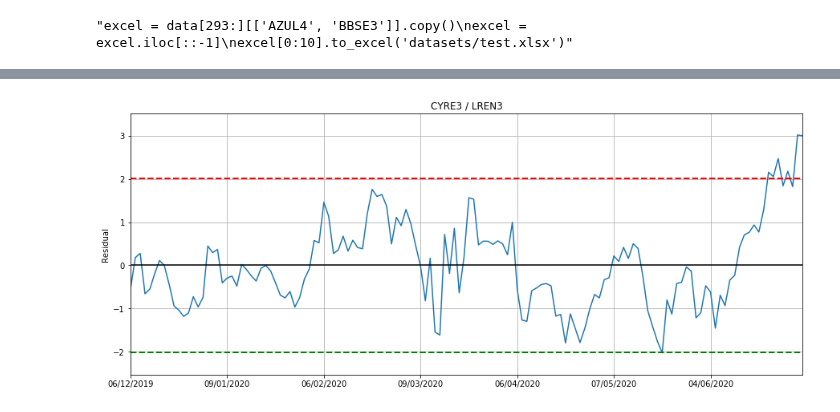
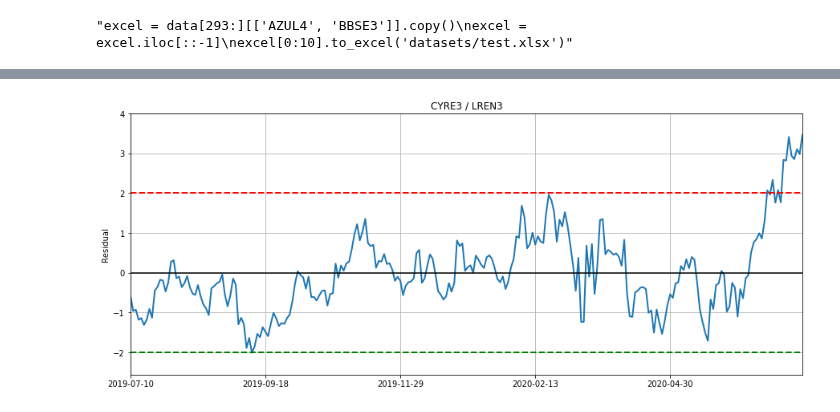
Before and after one commit to andreolvgomes/long-short-by-cointegration, a Jupyter notebook: Analysis-Pairs.ipynb, the cells around one changed output, grey strips where cells are left out. Saved outputs shown, nothing was run; the diff lists cells and outputs as text; code cells hidden in the pictures.

```diff
--- a/Analysis-Pairs.ipynb
+++ b/Analysis-Pairs.ipynb
@@ -50,8 +55,10 @@ def subshow(data, y_symbol, x_symbol, ax, period=250, title=''):
     ax.axhline(-2*std, color='green', linestyle='--', linewidth=2)
 # %%
 path_data_cart = 'datasets/data_cart.csv'
+path_data_yahoo = 'datasets/data_yahoo.csv'
+path_data = 'datasets/data.csv'
 # %%
-data = pd.read_csv(path_data_cart, index_col=0)
+data = pd.read_csv(path_data_yahoo, index_col=0)
 pairs = pd.read_csv('datasets/cointegrated_pairs.csv')
 
 print('{} to {}'.format(data.index[0], data.index[-1]))
@@ -144,4 +150,4 @@ for i, row in operation.iterrows():
 # %%
-show(data, 'CYRE3', 'LREN3', 140)
+coint.show(data, 'CYRE3', 'LREN3', 250)
 # %% [output]
-[figure, old version]
+[figure, new version]
```
Also changed, not shown: parts of 10 cells of this notebook, 14 other files.
